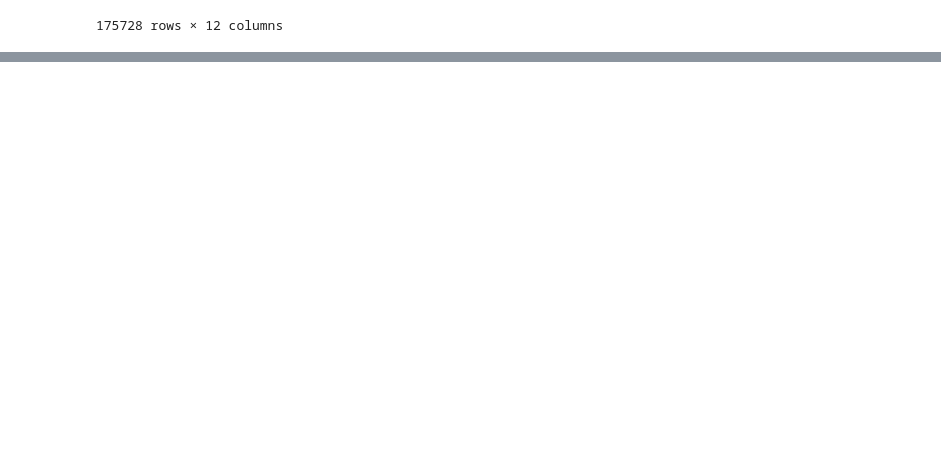
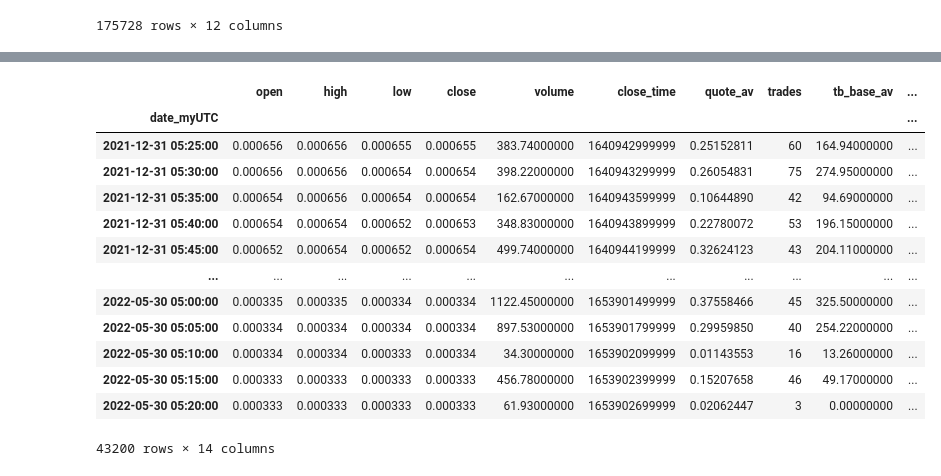
Before and after one commit to joankenobi/analisis_de_datos_copy_trading, a Jupyter notebook: Proyecto/notebooks/analisis_de_datos_prueba.ipynb, the cells around one changed output, grey strips where cells are left out. Drawn from its saved outputs; the diff is of its cells as text; code cells hidden in the pictures; blank space fills up the shorter version.

```diff
--- a/Proyecto/notebooks/analisis_de_datos_prueba.ipynb
+++ b/Proyecto/notebooks/analisis_de_datos_prueba.ipynb
@@ -1353,0 +1385,17 @@ df_symbol.first("2Y")
+# %%
+ta_rsi(df_symbol)
+# %% [output]
+|  | open | high | low | close | volume | close_time | quote_av | trades | tb_base_av | ... |
+| date_myUTC |  |  |  |  |  |  |  |  |  | ... |
+| 2021-12-31 05:25:00 | 0.000656 | 0.000656 | 0.000655 | 0.000655 | 383.74000000 | 1640942999999 | 0.25152811 | 60 | 164.94000000 | ... |
+| 2021-12-31 05:30:00 | 0.000656 | 0.000656 | 0.000654 | 0.000654 | 398.22000000 | 1640943299999 | 0.26054831 | 75 | 274.95000000 | ... |
+| 2021-12-31 05:35:00 | 0.000654 | 0.000656 | 0.000654 | 0.000654 | 162.67000000 | 1640943599999 | 0.10644890 | 42 | 94.69000000 | ... |
+| 2021-12-31 05:40:00 | 0.000654 | 0.000654 | 0.000652 | 0.000653 | 348.83000000 | 1640943899999 | 0.22780072 | 53 | 196.15000000 | ... |
+| 2021-12-31 05:45:00 | 0.000652 | 0.000654 | 0.000652 | 0.000654 | 499.74000000 | 1640944199999 | 0.32624123 | 43 | 204.11000000 | ... |
+| ... | ... | ... | ... | ... | ... | ... | ... | ... | ... | ... |
+| 2022-05-30 05:00:00 | 0.000335 | 0.000335 | 0.000334 | 0.000334 | 1122.45000000 | 1653901499999 | 0.37558466 | 45 | 325.50000000 | ... |
+| 2022-05-30 05:05:00 | 0.000334 | 0.000334 | 0.000334 | 0.000334 | 897.53000000 | 1653901799999 | 0.29959850 | 40 | 254.22000000 | ... |
+| 2022-05-30 05:10:00 | 0.000334 | 0.000334 | 0.000333 | 0.000334 | 34.30000000 | 1653902099999 | 0.01143553 | 16 | 13.26000000 | ... |
+| 2022-05-30 05:15:00 | 0.000333 | 0.000333 | 0.000333 | 0.000333 | 456.78000000 | 1653902399999 | 0.15207658 | 46 | 49.17000000 | ... |
+| 2022-05-30 05:20:00 | 0.000333 | 0.000333 | 0.000333 | 0.000333 | 61.93000000 | 1653902699999 | 0.02062447 | 3 | 0.00000000 | ... |
+43200 rows × 14 columns
```
Also changed, not shown: parts of 9 cells of this notebook.
